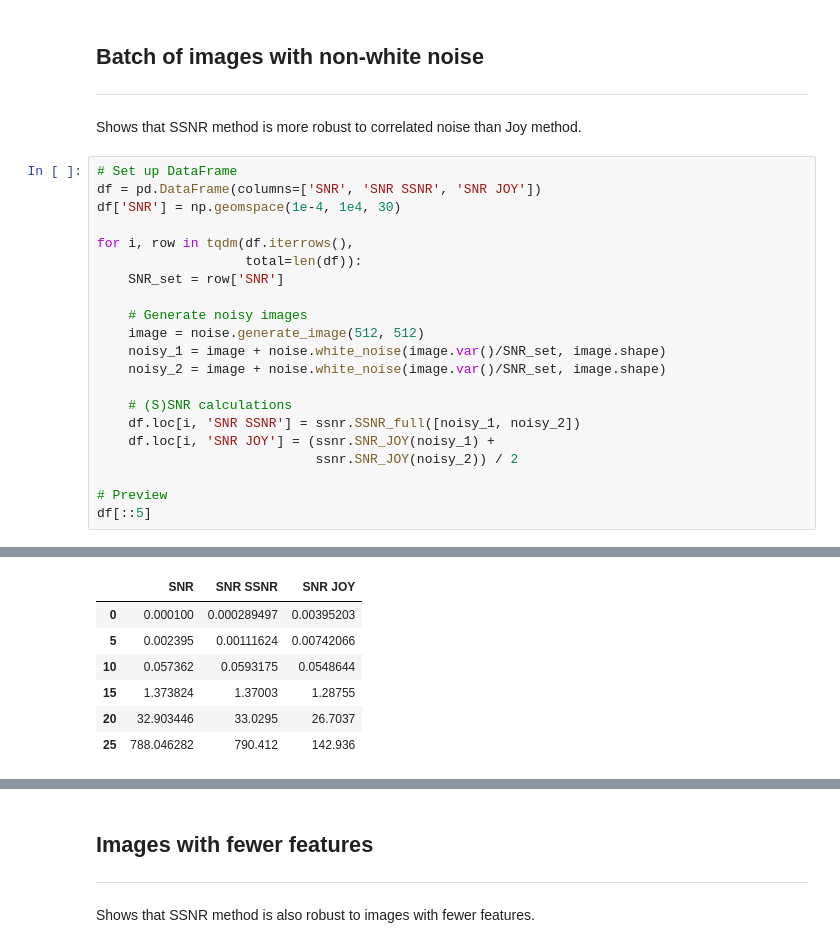
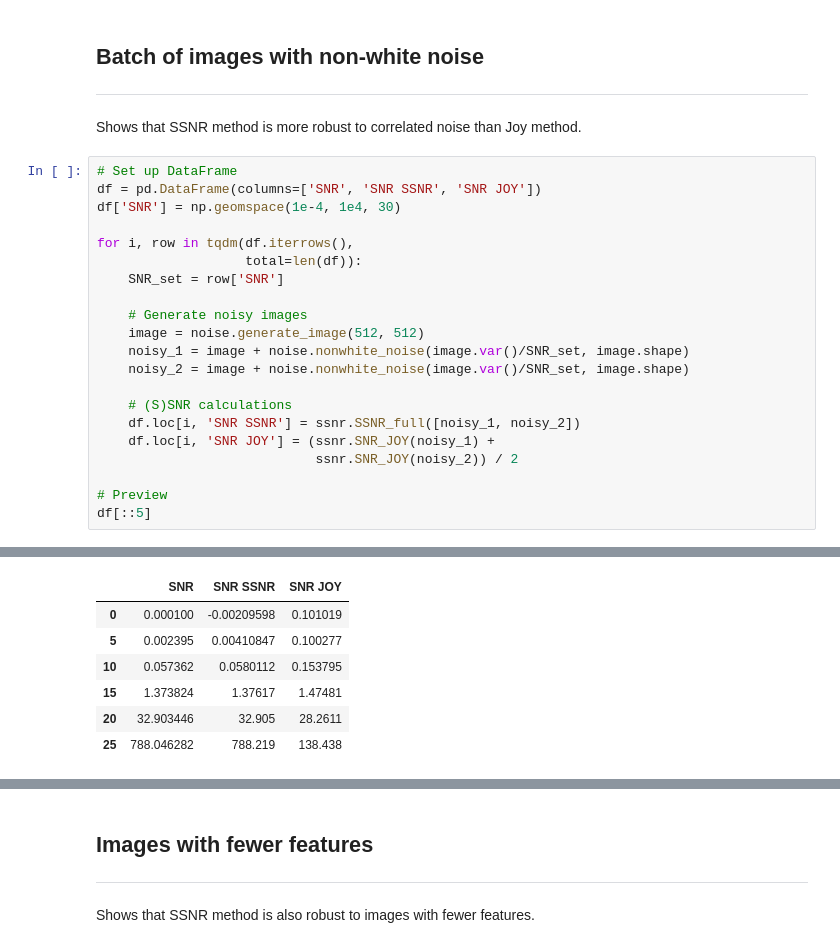
Before and after one commit to hoogenboom-group/Lane-optimization-2020, a Jupyter notebook: notebooks/SSNR_validation.ipynb, the cells around one changed output, grey strips where cells are left out. Cells and saved outputs as stored; diff of their text form.

Commit message:
corrected white_noise to nonwhite_noise

```diff
--- a/notebooks/SSNR_validation.ipynb
+++ b/notebooks/SSNR_validation.ipynb
@@ -144,8 +143,8 @@ for i, row in tqdm(df.iterrows(),
 
     # Generate noisy images
     image = noise.generate_image(512, 512)
-    noisy_1 = image + noise.white_noise(image.var()/SNR_set, image.shape)
-    noisy_2 = image + noise.white_noise(image.var()/SNR_set, image.shape)
+    noisy_1 = image + noise.nonwhite_noise(image.var()/SNR_set, image.shape)
+    noisy_2 = image + noise.nonwhite_noise(image.var()/SNR_set, image.shape)
 
     # (S)SNR calculations
     df.loc[i, 'SNR SSNR'] = ssnr.SSNR_full([noisy_1, noisy_2])
@@ -159,10 +157,10 @@ df[::5]
 |  | SNR | SNR SSNR | SNR JOY |
-| 0 | 0.000100 | 0.000289497 | 0.00395203 |
-| 5 | 0.002395 | 0.00111624 | 0.00742066 |
-| 10 | 0.057362 | 0.0593175 | 0.0548644 |
-| 15 | 1.373824 | 1.37003 | 1.28755 |
-| 20 | 32.903446 | 33.0295 | 26.7037 |
-| 25 | 788.046282 | 790.412 | 142.936 |
+| 0 | 0.000100 | -0.00209598 | 0.101019 |
+| 5 | 0.002395 | 0.00410847 | 0.100277 |
+| 10 | 0.057362 | 0.0580112 | 0.153795 |
+| 15 | 1.373824 | 1.37617 | 1.47481 |
+| 20 | 32.903446 | 32.905 | 28.2611 |
+| 25 | 788.046282 | 788.219 | 138.438 |
 # %%
 # Plot SNR calculations
 fig, ax = plt.subplots(figsize=(7, 5))
```
Also changed, not shown: parts of 9 cells of this notebook.
